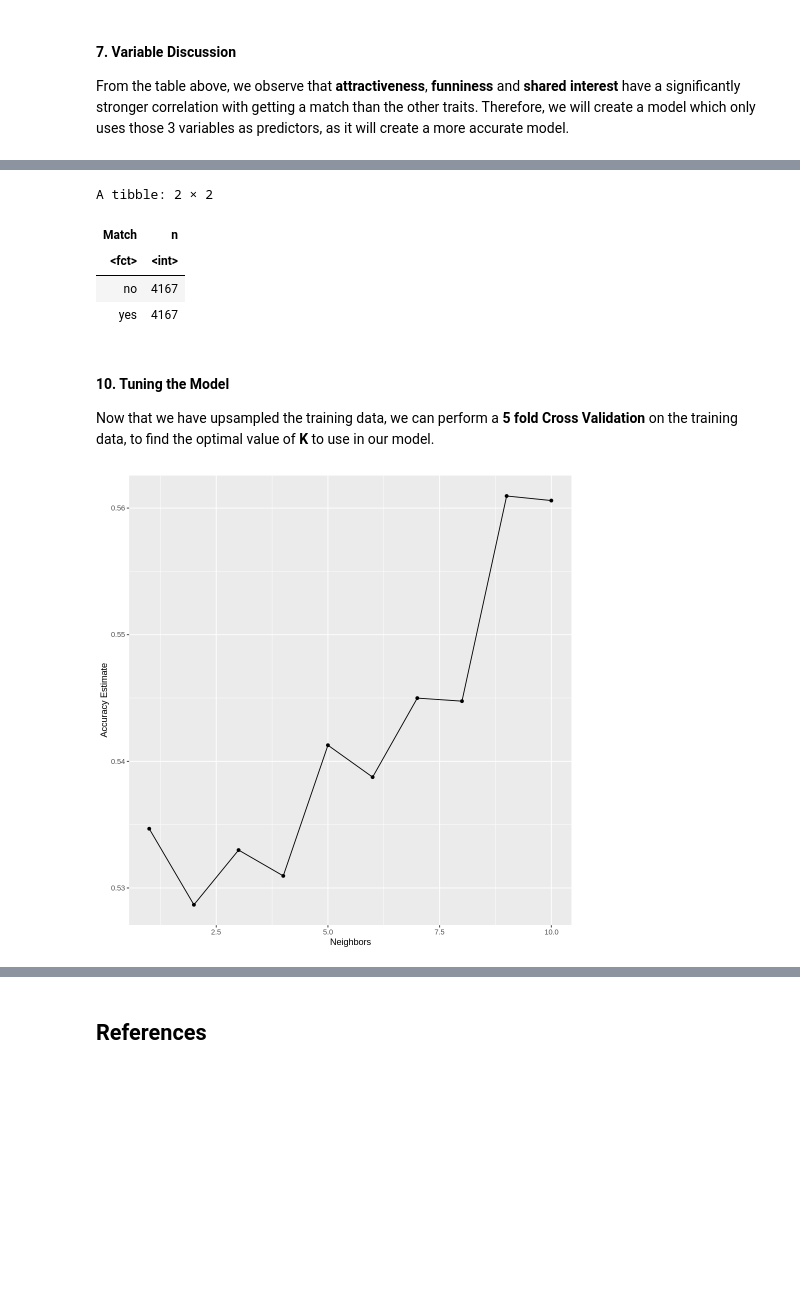
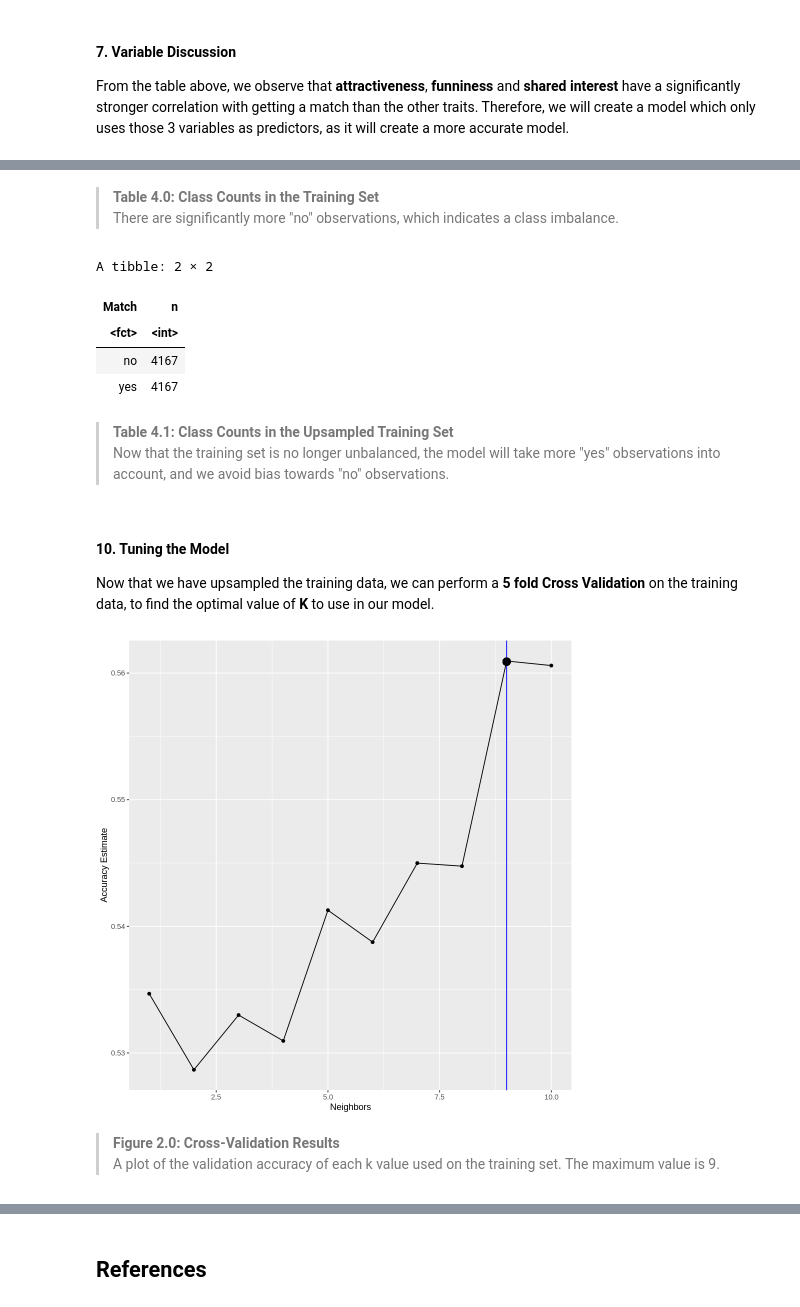
Before and after one commit to LotsaChai/toy-ds-project, a Jupyter notebook: DSCI Group Project Report Temp.ipynb, the cells around one changed output, grey strips where cells are left out. Drawn from its saved outputs; the diff is of its cells as text; code cells hidden in the pictures; blank space fills up the shorter version.

```diff
--- a/DSCI Group Project Report Temp.ipynb
+++ b/DSCI Group Project Report Temp.ipynb
@@ -299,3 +320,6 @@ One issue with our dataset that was noticed is that there exists a class imbalan
+# %% [markdown]
+> **Table 4.0: Class Counts in the Training Set** <br />
+> There are significantly more "no" observations, which indicates a class imbalance.
 # %%
 # Prepping the recipe
 upsample_recipe <- recipe(Match ~ Attractiveness + Funniness + Shared_Interest, data = speed_dating_train) |>
@@ -315,6 +339,9 @@ A tibble: 2 × 2
 | <fct> | <int> |
 | no | 4167 |
 | yes | 4167 |
+# %% [markdown]
+> **Table 4.1: Class Counts in the Upsampled Training Set** <br />
+> Now that the training set is no longer unbalanced, the model will take more "yes" observations into account, and we avoid bias towards "no" observations.
 # %% [markdown]
 #### 10. Tuning the Model
 
@@ -331,34 +358,39 @@ knn_tune <- nearest_neighbor(weight_func = "rectangular", neighbors = tune()) |>
     set_mode("classification")
 
 # Creating the folds
 speed_dating_vfold <- vfold_cv(data = speed_dating_train_upsampled, v = 5, strata = Match)
 
 # K values that we would like to test
 k_value <- tibble(neighbors = seq(from = 1, to = 10, by = 1))
 
 # Creating an upsampled recipe
 # Note: no need to scale, as all variables are rated from 0-10
 speed_dating_recipe <- recipe(Match ~ Attractiveness + Funniness + Shared_Interest, data = speed_dating_train_upsampled)
 
 # Performing the cross validation, and collecting the results
 knn_results <- workflow() |>
     add_recipe(speed_dating_recipe) |>
     add_model(knn_tune) |>
     tune_grid(resamples = speed_dating_vfold, grid = k_value) |>
     collect_metrics()
 
 accuracies <- knn_results |>
     filter(.metric == "accuracy")
 
 # Plotting the results
 cross_val_plot <- accuracies |>
     ggplot(aes(x = neighbors, y = mean)) +
     geom_point() +
     geom_line() +
+    geom_vline(xintercept = 9, colour = "blue") +
+    geom_point(aes(x = 9, y = 0.5609), size = 4) +
     labs(x = "Neighbors", y = "Accuracy Estimate")
 cross_val_plot
 # %% [output]
-[figure, old version]
+[figure, new version]
+# %% [markdown]
+> **Figure 2.0: Cross-Validation Results** <br />
+> A plot of the validation accuracy of each k value used on the training set. The maximum value is 9.
 # %% [markdown]
 #### 11. Creating the Model
 
```
Also changed, not shown: parts of 41 cells of this notebook, 1 other file.
